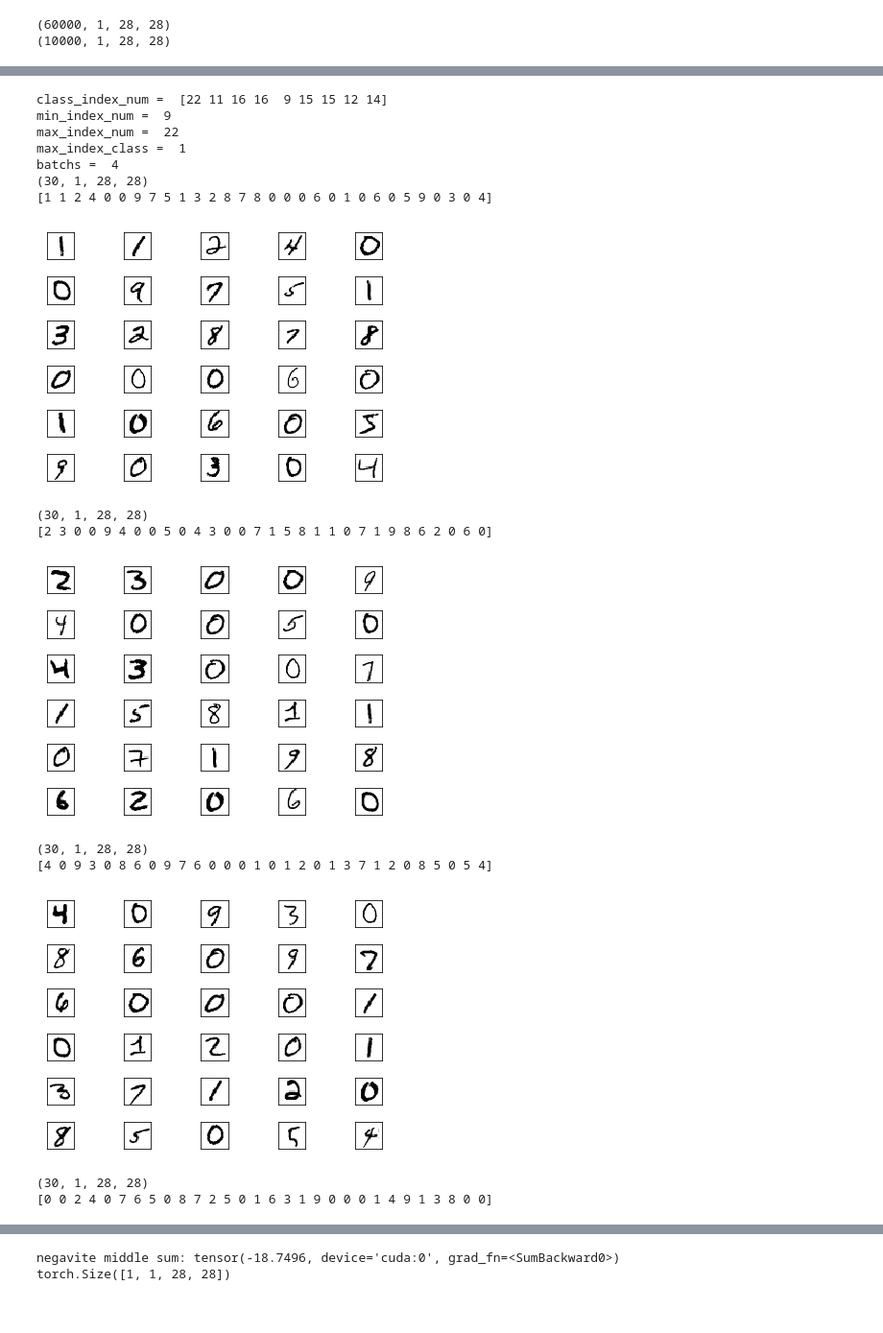
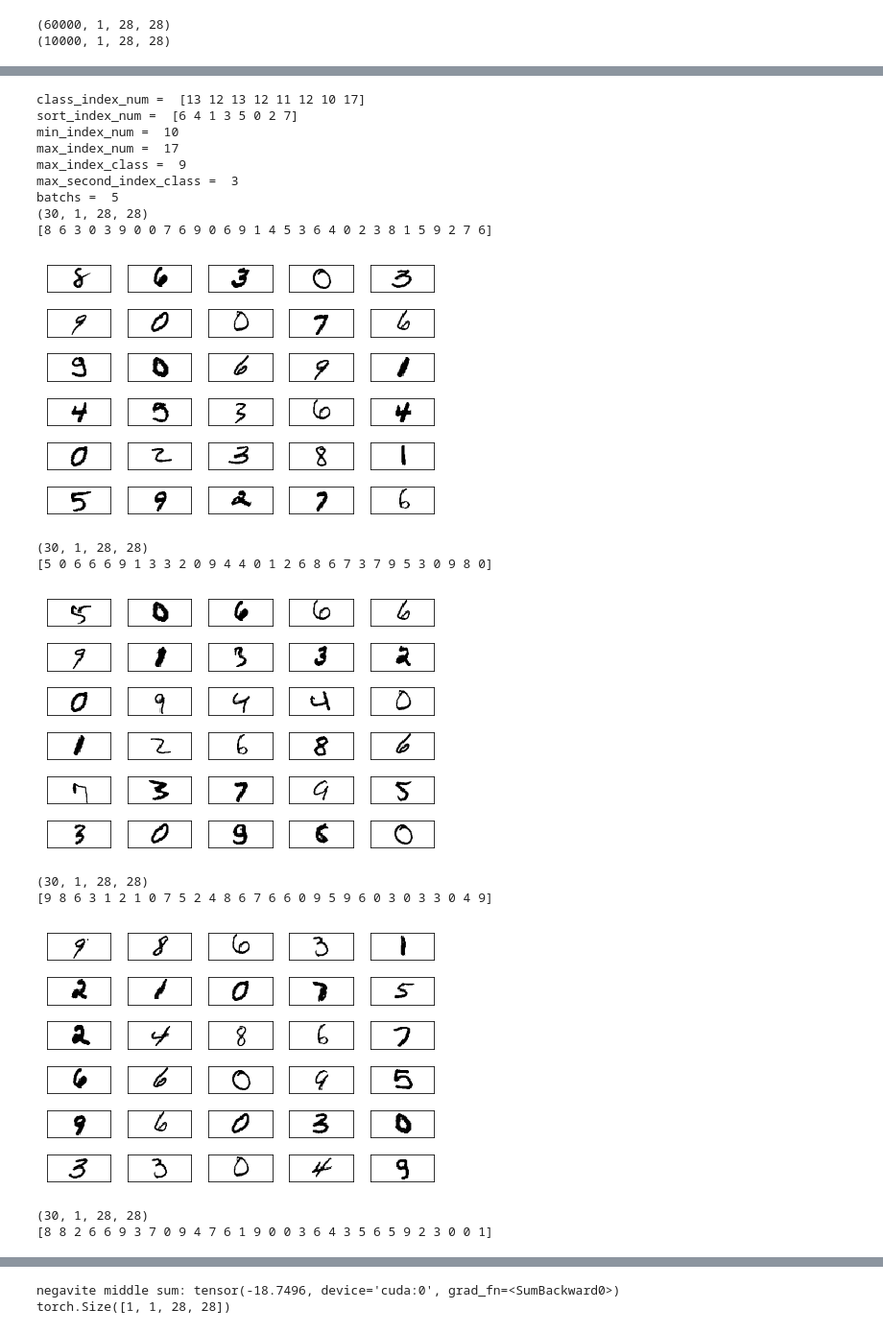
Before and after one commit to andrewhuman/mymnisttest, a Jupyter notebook: associate_learing_simple_sub_only.ipynb, the cells around one changed output, grey strips where cells are left out. Shown at 96% size. Cells and saved outputs as stored; diff of their text form; code cells hidden in the pictures.

```diff
--- a/associate_learing_simple_sub_only.ipynb
+++ b/associate_learing_simple_sub_only.ipynb
@@ -154,2 +118,0 @@ imgs_show_norm(np.squeeze(train_positive) ,2,5)
-# %%
-shuf_index = np.random.permutation(len(train_nagivate))
@@ -172,0 +119,16 @@ print(p)
+# %%
+eval_index = [0,6]
+negative_index = [1,2,3,4,5,7,8,9]
+classes = 10
+nn_index = [-1,1]
+def compute_index_logical_equal(inputs,indexs):
+    logic_result = (inputs==indexs[0])
+    for value in indexs:
+        logic_result = np.logical_or(inputs == value,logic_result)
+    return logic_result
+
+def compute_index_logical_not_equal(inputs,indexs):
+    logic_result = (inputs==indexs[0])
+    for value in indexs:
+        logic_result = np.logical_or(inputs == value,logic_result)
+    return np.logical_not(logic_result)
@@ -172,0 +166,21 @@ print(p)
+# %%
+#init train data set
+train_positive = []
+label_positive =[]
+for value in eval_index :
+
+    shuffle_index_positive = np.random.permutation(len(X_train_nor[y_train == value]))
+    train_positive.append(X_train_nor[y_train == value][shuffle_index_positive][:5])
+    label_positive.append(y_train[y_train == value][shuffle_index_positive][:5])
+train_positive = np.concatenate(train_positive)
+label_positive = np.concatenate(label_positive)
+
+imgs_show(np.squeeze(train_positive),2,5)
+print(label_positive)
+
+
+train_nagivate = X_train_nor[compute_index_logical_not_equal(y_train ,eval_index)]
+label_nagivate = y_train[compute_index_logical_not_equal(y_train , eval_index)]
+imgs_show(np.squeeze(train_nagivate[:10]),2,5)
+print(label_nagivate[:10])
+print(train_nagivate.shape)
@@ -473,24 +581,26 @@ def get_next_pn_label(train_positive,train_nagivate,label_positive, label_nagiva
 # %%
-datas = get_next_pn_label(train_positive,train_nagivate[:130],label_positive,label_nagivate[:130])
+datas = get_next_pn_label2(train_positive,train_nagivate[1100:1200],label_positive,label_nagivate[1100:1200])
 for x,y in datas:
     print(x.shape)
 
     print(y)
     imgs_show(np.squeeze( x),6,5)
 # %% [output]
-class_index_num =  [22 11 16 16  9 15 15 12 14]
-min_index_num =  9
-max_index_num =  22
-max_index_class =  1
-batchs =  4
+class_index_num =  [13 12 13 12 11 12 10 17]
+sort_index_num =  [6 4 1 3 5 0 2 7]
+min_index_num =  10
+max_index_num =  17
+max_index_class =  9
+max_second_index_class =  3
+batchs =  5
 (30, 1, 28, 28)
-[1 1 2 4 0 0 9 7 5 1 3 2 8 7 8 0 0 0 6 0 1 0 6 0 5 9 0 3 0 4]
+[8 6 3 0 3 9 0 0 7 6 9 0 6 9 1 4 5 3 6 4 0 2 3 8 1 5 9 2 7 6]
-[figure, old version]
+[figure, new version]
 (30, 1, 28, 28)
-[2 3 0 0 9 4 0 0 5 0 4 3 0 0 7 1 5 8 1 1 0 7 1 9 8 6 2 0 6 0]
+[5 0 6 6 6 9 1 3 3 2 0 9 4 4 0 1 2 6 8 6 7 3 7 9 5 3 0 9 8 0]
-[figure, old version]
+[figure, new version]
 (30, 1, 28, 28)
-[4 0 9 3 0 8 6 0 9 7 6 0 0 0 1 0 1 2 0 1 3 7 1 2 0 8 5 0 5 4]
+[9 8 6 3 1 2 1 0 7 5 2 4 8 6 7 6 6 0 9 5 9 6 0 3 0 3 3 0 4 9]
-[figure, old version]
+[figure, new version]
 (30, 1, 28, 28)
-[0 0 2 4 0 7 6 5 0 8 7 2 5 0 1 6 3 1 9 0 0 0 1 4 9 1 3 8 0 0]
+[8 8 2 6 6 9 3 7 0 9 4 7 6 1 9 0 0 3 6 4 3 5 6 5 9 2 3 0 0 1]
```
Also changed, not shown: parts of 19 cells of this notebook, 3 other files.
